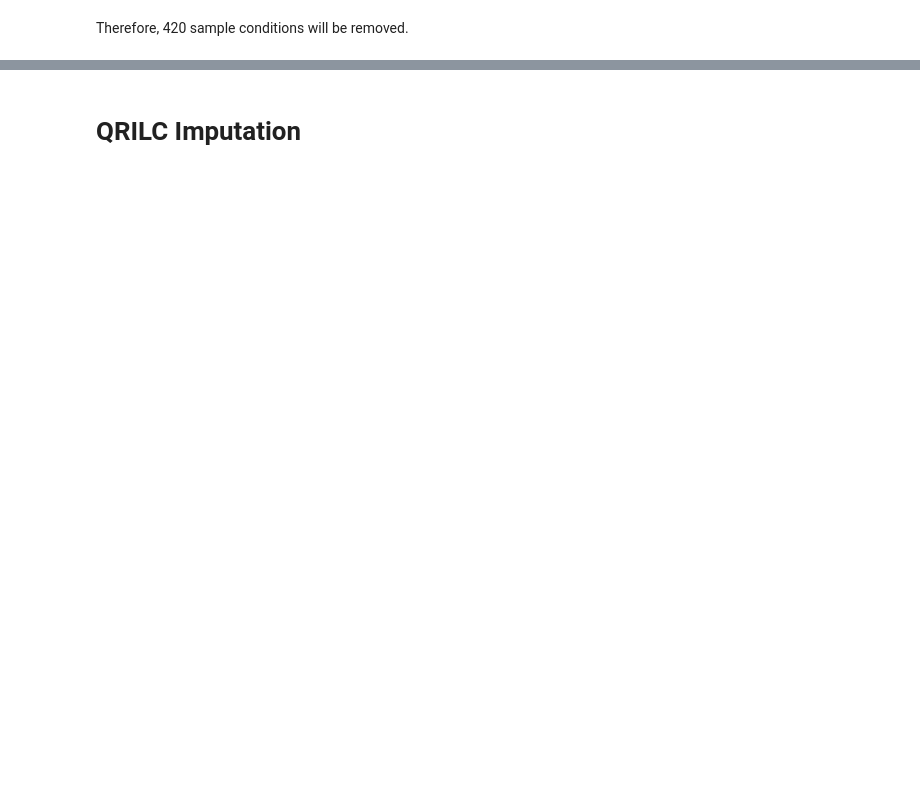
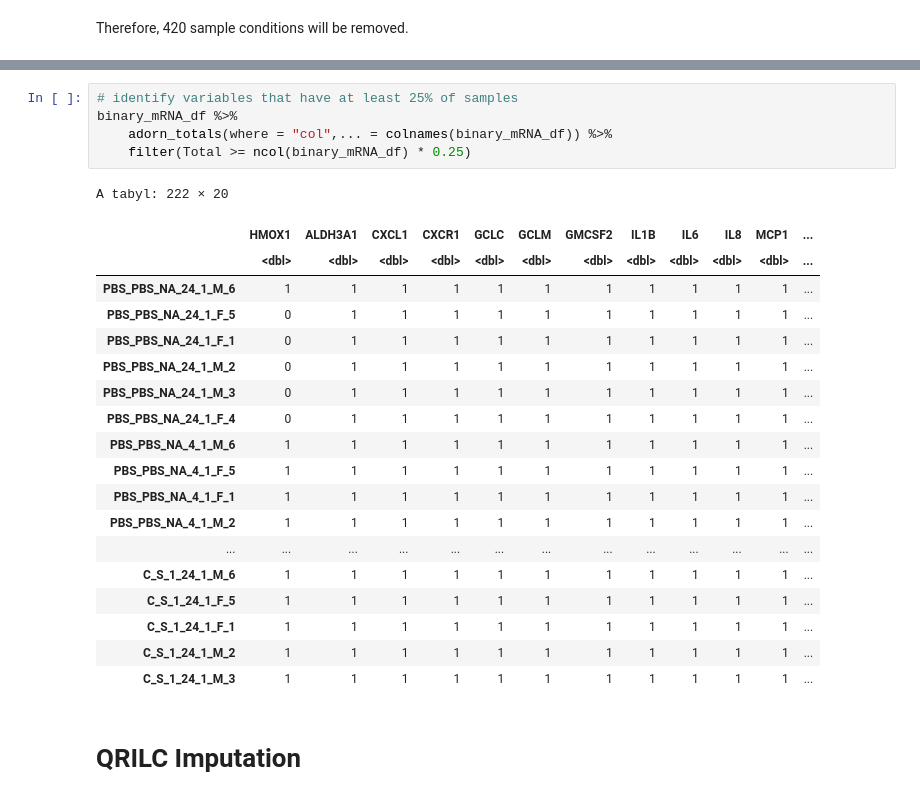
Before and after one commit to UNC-CEMALB/Burn-pit-smoke-condensate-mediated-toxicity-in-human-airway-epithelial-cells-, a Jupyter notebook: 1. Data Cleaning & Imputation/Data Cleaning & Imputation.ipynb, the cells around one changed output, grey strips where cells are left out. Saved outputs shown, nothing was run; the diff lists cells and outputs as text; blank space fills up the shorter version.

```diff
--- a/1. Data Cleaning & Imputation/Data Cleaning & Imputation.ipynb
+++ b/1. Data Cleaning & Imputation/Data Cleaning & Imputation.ipynb
@@ -231,2 +255,27 @@ A grouped_df: 1031 × 8
+# %%
+# identify variables that have at least 25% of samples
+binary_mRNA_df %>%
+    adorn_totals(where = "col",... = colnames(binary_mRNA_df)) %>%
+    filter(Total >= ncol(binary_mRNA_df) * 0.25)
+# %% [output]
+A tabyl: 222 × 20
+|  | HMOX1 | ALDH3A1 | CXCL1 | CXCR1 | GCLC | GCLM | GMCSF2 | IL1B | IL6 | IL8 | MCP1 | ... |
+|  | <dbl> | <dbl> | <dbl> | <dbl> | <dbl> | <dbl> | <dbl> | <dbl> | <dbl> | <dbl> | <dbl> | ... |
+| PBS_PBS_NA_24_1_M_6 | 1 | 1 | 1 | 1 | 1 | 1 | 1 | 1 | 1 | 1 | 1 | ... |
+| PBS_PBS_NA_24_1_F_5 | 0 | 1 | 1 | 1 | 1 | 1 | 1 | 1 | 1 | 1 | 1 | ... |
+| PBS_PBS_NA_24_1_F_1 | 0 | 1 | 1 | 1 | 1 | 1 | 1 | 1 | 1 | 1 | 1 | ... |
+| PBS_PBS_NA_24_1_M_2 | 0 | 1 | 1 | 1 | 1 | 1 | 1 | 1 | 1 | 1 | 1 | ... |
+| PBS_PBS_NA_24_1_M_3 | 0 | 1 | 1 | 1 | 1 | 1 | 1 | 1 | 1 | 1 | 1 | ... |
+| PBS_PBS_NA_24_1_F_4 | 0 | 1 | 1 | 1 | 1 | 1 | 1 | 1 | 1 | 1 | 1 | ... |
+| PBS_PBS_NA_4_1_M_6 | 1 | 1 | 1 | 1 | 1 | 1 | 1 | 1 | 1 | 1 | 1 | ... |
+| PBS_PBS_NA_4_1_F_5 | 1 | 1 | 1 | 1 | 1 | 1 | 1 | 1 | 1 | 1 | 1 | ... |
+| PBS_PBS_NA_4_1_F_1 | 1 | 1 | 1 | 1 | 1 | 1 | 1 | 1 | 1 | 1 | 1 | ... |
+| PBS_PBS_NA_4_1_M_2 | 1 | 1 | 1 | 1 | 1 | 1 | 1 | 1 | 1 | 1 | 1 | ... |
+| ... | ... | ... | ... | ... | ... | ... | ... | ... | ... | ... | ... | ... |
+| C_S_1_24_1_M_6 | 1 | 1 | 1 | 1 | 1 | 1 | 1 | 1 | 1 | 1 | 1 | ... |
+| C_S_1_24_1_F_5 | 1 | 1 | 1 | 1 | 1 | 1 | 1 | 1 | 1 | 1 | 1 | ... |
+| C_S_1_24_1_F_1 | 1 | 1 | 1 | 1 | 1 | 1 | 1 | 1 | 1 | 1 | 1 | ... |
+| C_S_1_24_1_M_2 | 1 | 1 | 1 | 1 | 1 | 1 | 1 | 1 | 1 | 1 | 1 | ... |
+| C_S_1_24_1_M_3 | 1 | 1 | 1 | 1 | 1 | 1 | 1 | 1 | 1 | 1 | 1 | ... |
 # %% [markdown]
 # QRILC Imputation
```
Also changed, not shown: parts of 9 cells of this notebook.
